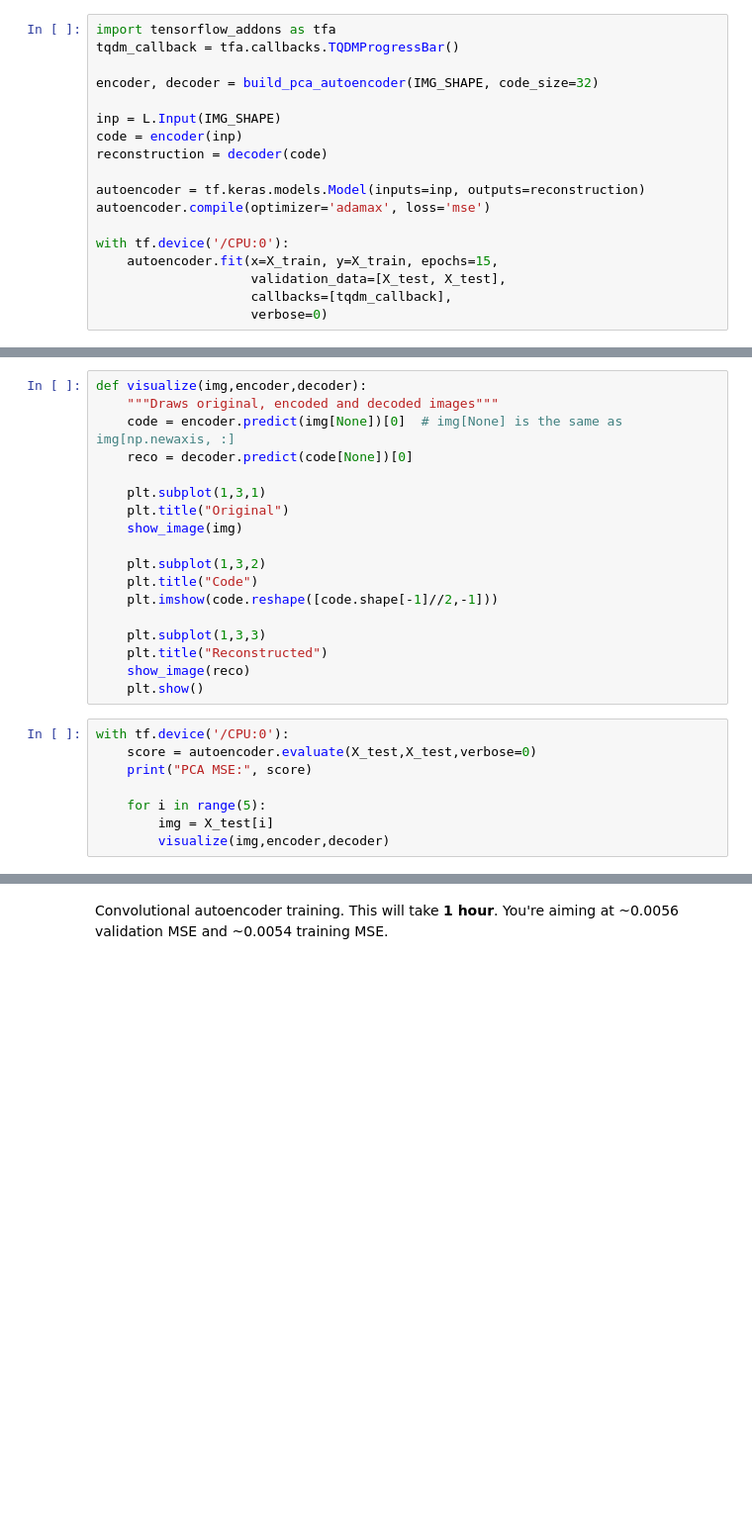
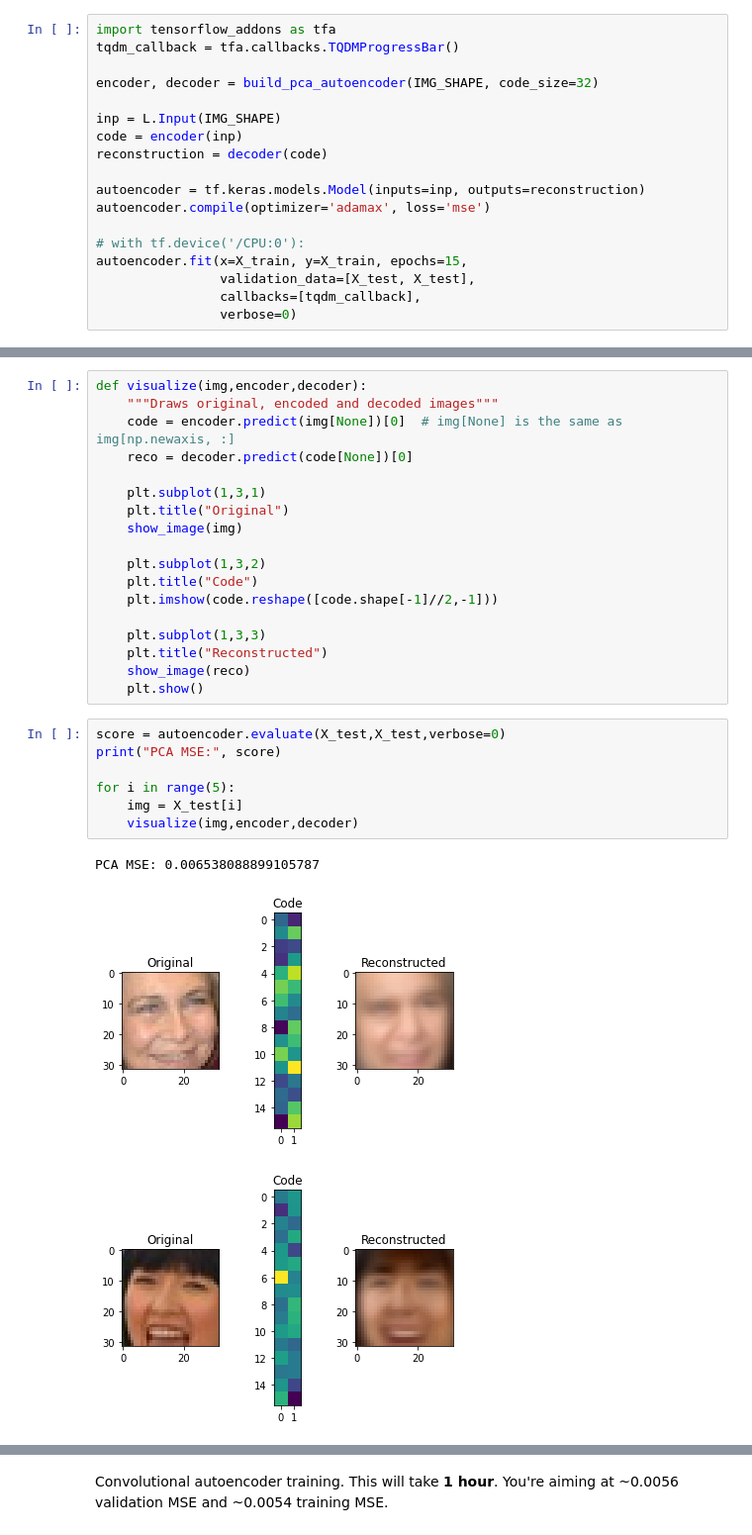
Before and after one commit to snow01/intro-to-dl, a Jupyter notebook: week4/Autoencoders-task.ipynb, the cells around one changed output, grey strips where cells are left out. Shown at 99% size. Cells and saved outputs as stored; diff of their text form; blank space fills up the shorter version.

```diff
--- a/week4/Autoencoders-task.ipynb
+++ b/week4/Autoencoders-task.ipynb
@@ -148,8 +157,8 @@ reconstruction = decoder(code)
 autoencoder = tf.keras.models.Model(inputs=inp, outputs=reconstruction)
 autoencoder.compile(optimizer='adamax', loss='mse')
 
-with tf.device('/CPU:0'):
-    autoencoder.fit(x=X_train, y=X_train, epochs=15,
-                    validation_data=[X_test, X_test],
-                    callbacks=[tqdm_callback],
-                    verbose=0)
+# with tf.device('/CPU:0'):
+autoencoder.fit(x=X_train, y=X_train, epochs=15,
+                validation_data=[X_test, X_test],
+                callbacks=[tqdm_callback],
+                verbose=0)
@@ -172,10 +201,13 @@ def visualize(img,encoder,decoder):
     show_image(reco)
     plt.show()
 # %%
-with tf.device('/CPU:0'):
-    score = autoencoder.evaluate(X_test,X_test,verbose=0)
-    print("PCA MSE:", score)
+score = autoencoder.evaluate(X_test,X_test,verbose=0)
+print("PCA MSE:", score)
 
-    for i in range(5):
-        img = X_test[i]
-        visualize(img,encoder,decoder)
+for i in range(5):
+    img = X_test[i]
+    visualize(img,encoder,decoder)
+# %% [output]
+PCA MSE: 0.006538088899105787
+[figure, added]
+[figure, added]
```
Also changed, not shown: parts of 24 cells of this notebook, 4 other files.
